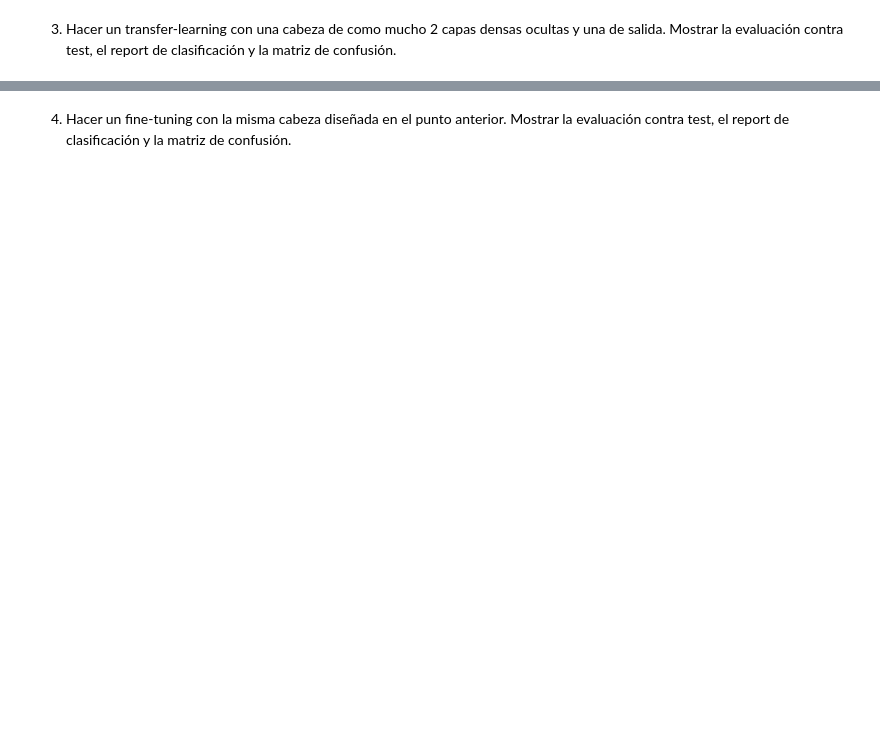
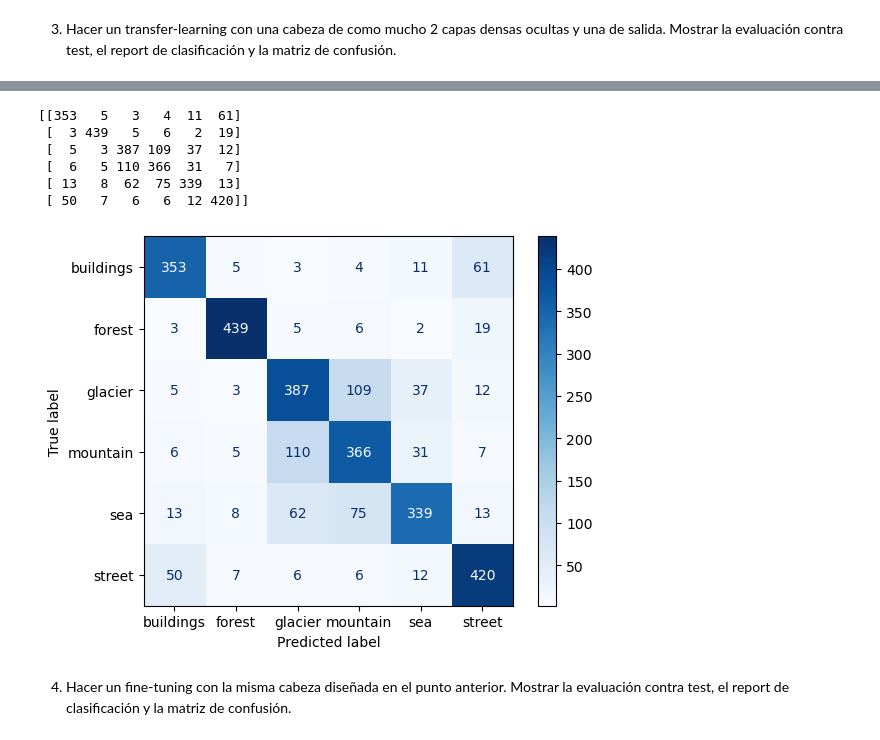
Before and after one commit to ANG112/ONLINE_DS_THEBRIDGE_ALFONSO_NIETO, a Jupyter notebook: 05_Deep_learning/Sprint_19/Unidad_02/Practica_Obligatoria/18_Practica_Obligatoria_Redes_Convolucionales_II__Trasnfer_Learning_y_Fine-Tunning.ipynb, the cells around one changed output, grey strips where cells are left out. Cells and saved outputs as stored; diff of their text form; code cells hidden in the pictures; blank space fills up the shorter version.

```diff
--- a/05_Deep_learning/Sprint_19/Unidad_02/Practica_Obligatoria/18_Practica_Obligatoria_Redes_Convolucionales_II__Trasnfer_Learning_y_Fine-Tunning.ipynb
+++ b/05_Deep_learning/Sprint_19/Unidad_02/Practica_Obligatoria/18_Practica_Obligatoria_Redes_Convolucionales_II__Trasnfer_Learning_y_Fine-Tunning.ipynb
@@ -71,0 +190,22 @@ x = layers.Flatten
+# %%
+IM_SIZE = 75
+def read_data(base_path, categories, im_size):
+    X = []
+    Y = []
+
+    for category_name, category_label in categories.items():
+        category_path = os.path.join(base_path, category_name)
+        for file in os.listdir(category_path):
+            file_path = os.path.join(category_path, file)
+            image = Image.open(file_path)
+            image = image.resize((im_size, im_size))
+            image_array = np.array(image) / 255.0  # Normalizar la imagen
+
+            X.append(image_array)
+            Y.append(category_label)
+
+    return np.array(X), np.array(Y)
+# %%
+TEST_PATH = './data/seg_test'
+X_train, y_train = read_data(TRAIN_PATH, categories_paisajes, IM_SIZE)
+X_test, y_test = read_data(TEST_PATH, categories_paisajes, IM_SIZE)
@@ -71,0 +225,4 @@ x = layers.Flatten
+# %%
+# Generar predicciones
+y_pred = model.predict(X_test)
+y_pred_classes = np.argmax(y_pred, axis=1)
@@ -72,2 +247,19 @@ x = layers.Flatten
+# %%
+conf_matrix = confusion_matrix(y_test, y_pred_classes)
+print(conf_matrix)
+# %% [output]
+[[353   5   3   4  11  61]
+ [  3 439   5   6   2  19]
+ [  5   3 387 109  37  12]
+ [  6   5 110 366  31   7]
+ [ 13   8  62  75 339  13]
+ [ 50   7   6   6  12 420]]
+# %%
+labels = list(categories_paisajes.keys())
+disp = ConfusionMatrixDisplay(confusion_matrix=conf_matrix, display_labels=labels)
+disp.plot(cmap=plt.cm.Blues)
+plt.show()
+# %% [output]
+[figure, added]
 # %% [markdown]
 4. Hacer un fine-tuning con la misma cabeza diseñada en el punto anterior. Mostrar la evaluación contra test, el report de clasificación y la matriz de confusión.
```
Also changed, not shown: parts of 21 cells of this notebook.
